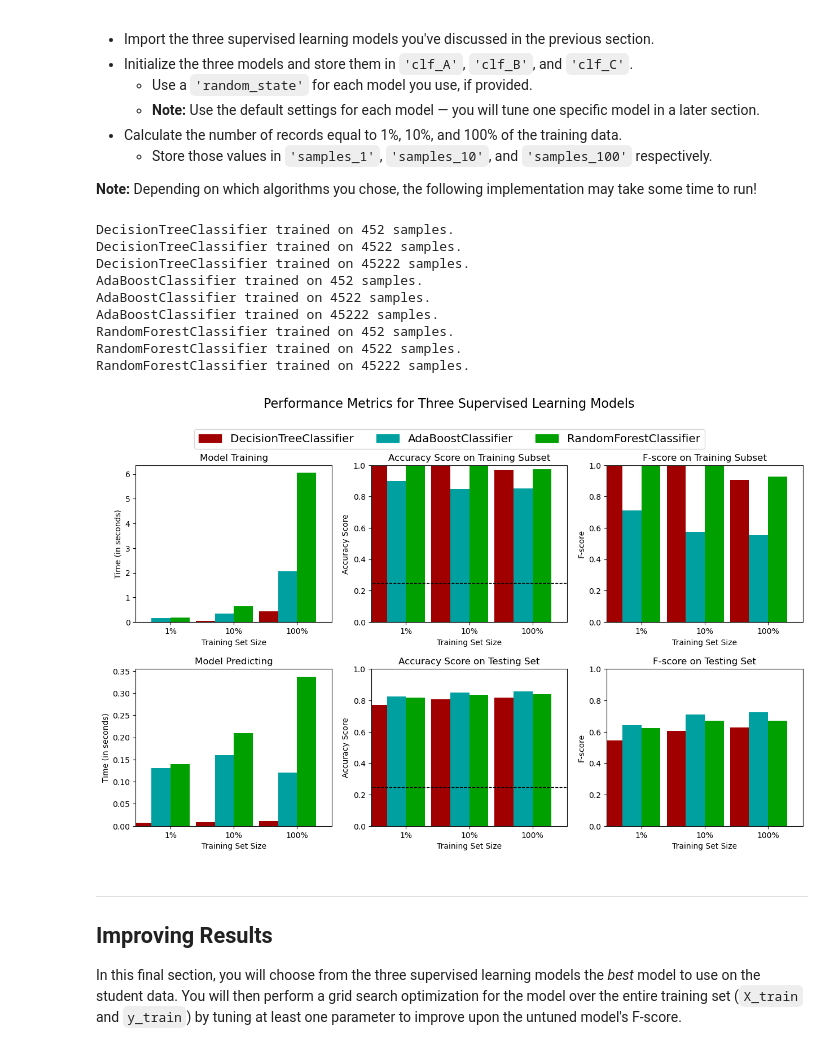
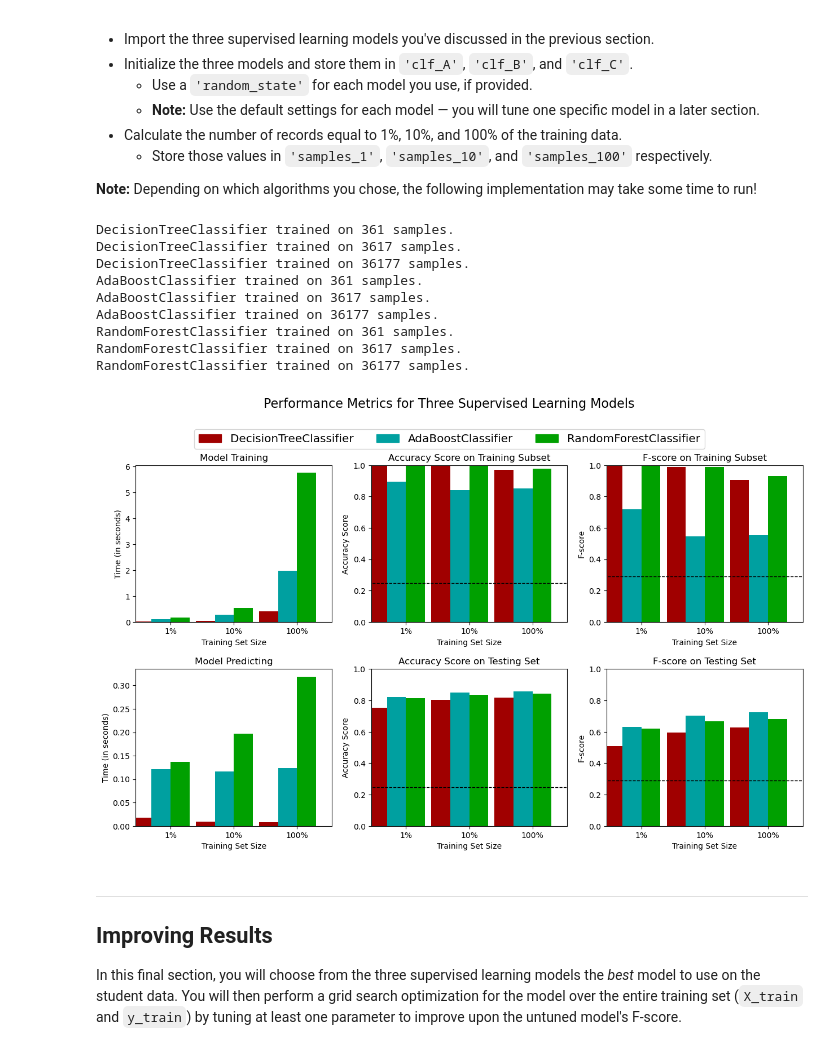
Before and after one commit to monisallam/finding_donors, a Jupyter notebook: finding_donors.ipynb, the cells around one changed output. Saved outputs shown, nothing was run; the diff lists cells and outputs as text; code cells hidden in the pictures.

```diff
--- a/finding_donors.ipynb
+++ b/finding_donors.ipynb
@@ -254,22 +254,23 @@ For classification problems that are skewed in their classification distribution
 * When we have a model that always predicts '1' (i.e. the individual makes more than 50k) then our model will have no True Negatives(TN) or False Negatives(FN) as we are not making any negative('0' value) predictions. Therefore our Accuracy in this case becomes the same as our Precision(True Positives/(True Positives + False Positives)) as every prediction that we have made with value '1' that should have '0' becomes a False Positive; therefore our denominator in this case is the total number of records we have in total.
 * Our Recall score(True Positives/(True Positives + False Negatives)) in this setting becomes 1 as we have no False Negatives.
 # %%
-'''
-TP = np.sum(income) # Counting the ones as this is the naive case. Note that 'income' is the 'income_raw' data
-encoded to numerical values done in the data preprocessing step.
+
+TP = np.sum(income) # Counting the ones as this is the naive case. Note that 'income' is the 'income_raw' data encoded to numerical values done in the data preprocessing step.
 FP = income.count() - TP # Specific to the naive case
 
 TN = 0 # No predicted negatives in the naive case
 FN = 0 # No predicted negatives in the naive case
-'''
+
 # TODO: Calculate accuracy, precision and recall
 accuracy = np.sum(income)/n_records
-recall = 1
-precision = accuracy
+recall = (TP)/(TP + FN)
+precision = (TP)/(TP + FP)
+
+beta = 0.5
+beta_square = beta**2
 
 # TODO: Calculate F-score using the formula above for beta = 0.5 and correct values for precision and recall.
-fscore = (1 + .5**2)*(precision*recall/((.5**2)*precision)+recall)
-
+fscore = (1 + beta_square) * (precision * recall) / ((beta_square * precision) + recall)
 # Print the results
 print("Naive Predictor: [Accuracy score: {:.4f}, F-score: {:.4f}]".format(accuracy, fscore))
 # %% [output]
@@ -382,47 +383,48 @@ In the code cell, you will need to implement the following:
 # %%
 # TODO: Import the three supervised learning models from sklearn
 from sklearn.tree import DecisionTreeClassifier
 from sklearn.ensemble import AdaBoostClassifier, RandomForestClassifier
 from sklearn.svm import SVC
 
 
 
 # TODO: Initialize the three models
-clf_A = DecisionTreeClassifier()
-clf_B = AdaBoostClassifier()
-clf_C = RandomForestClassifier()
+clf_A = DecisionTreeClassifier(random_state=42)
+clf_B = AdaBoostClassifier(random_state=42)
+clf_C = RandomForestClassifier(random_state=42)
 
 
 # TODO: Calculate the number of samples for 1%, 10%, and 100% of the training data
 # HINT: samples_100 is the entire training set i.e. len(y_train)
 # HINT: samples_10 is 10% of samples_100 (ensure to set the count of the values to be `int` and not `float`)
 # HINT: samples_1 is 1% of samples_100 (ensure to set the count of the values to be `int` and not `float`)
-samples_100 = n_records
-samples_10 = int(n_records*.1)
-samples_1 = int(n_records*.01)
+num_records = len(X_train)
+samples_100 = num_records
+samples_10 = int(num_records*.1)
+samples_1 = int(num_records*.01)
 
 # Collect results on the learners
 results = {}
 for clf in [clf_A, clf_B, clf_C]:
     clf_name = clf.__class__.__name__
     results[clf_name] = {}
     for i, samples in enumerate([samples_1, samples_10, samples_100]):
         results[clf_name][i] = \
         train_predict(clf, samples, X_train, y_train, X_test, y_test)
 
 # Run metrics visualization for the three supervised learning models chosen
 vs.evaluate(results, accuracy, fscore)
 # %% [output]
-DecisionTreeClassifier trained on 452 samples.
-DecisionTreeClassifier trained on 4522 samples.
-DecisionTreeClassifier trained on 45222 samples.
-AdaBoostClassifier trained on 452 samples.
-AdaBoostClassifier trained on 4522 samples.
-AdaBoostClassifier trained on 45222 samples.
-RandomForestClassifier trained on 452 samples.
-RandomForestClassifier trained on 4522 samples.
-RandomForestClassifier trained on 45222 samples.
+DecisionTreeClassifier trained on 361 samples.
+DecisionTreeClassifier trained on 3617 samples.
+DecisionTreeClassifier trained on 36177 samples.
+AdaBoostClassifier trained on 361 samples.
+AdaBoostClassifier trained on 3617 samples.
+AdaBoostClassifier trained on 36177 samples.
+RandomForestClassifier trained on 361 samples.
+RandomForestClassifier trained on 3617 samples.
+RandomForestClassifier trained on 36177 samples.
-[figure, old version]
+[figure, new version]
 # %% [markdown]
 ----
 ## Improving Results
```
Also changed, not shown: parts of 6 cells of this notebook, 1 other file.
